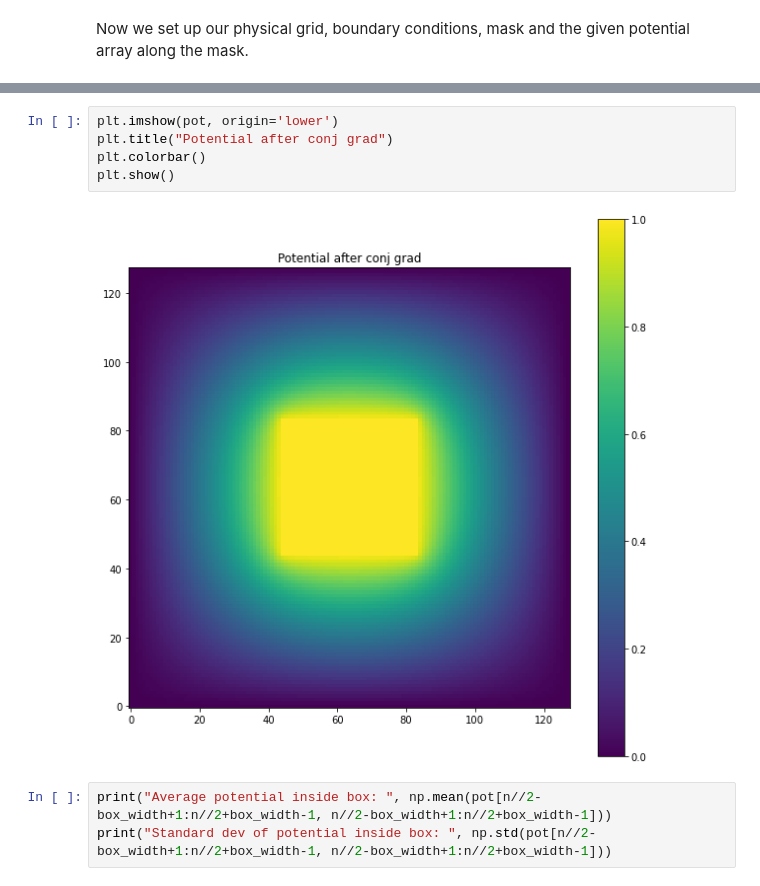
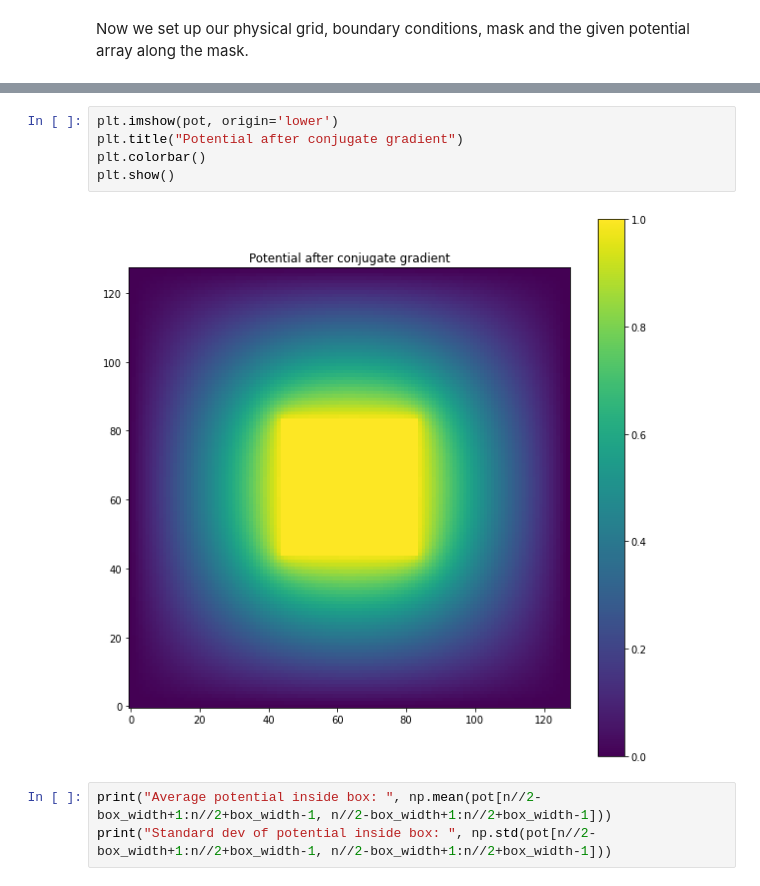
Before and after one commit to nittalas/phys512, a Jupyter notebook: Assignment 8/PHYS512-Assignment8.ipynb, the cells around one changed output, grey strips where cells are left out. Cells and saved outputs as stored; diff of their text form.

```diff
--- a/Assignment 8/PHYS512-Assignment8.ipynb
+++ b/Assignment 8/PHYS512-Assignment8.ipynb
@@ -220,10 +265,10 @@ final rsqr is  2.1119770568862112e-13  after  0.05262589454650879  seconds
 # %%
 plt.imshow(pot, origin='lower')
-plt.title("Potential after conj grad")
+plt.title("Potential after conjugate gradient")
 plt.colorbar()
 plt.show()
 # %% [output]
-[figure, old version]
+[figure, new version]
 # %%
 print("Average potential inside box: ", np.mean(pot[n//2-box_width+1:n//2+box_width-1, n//2-box_width+1:n//2+box_width-1]))
 print("Standard dev of potential inside box: ", np.std(pot[n//2-box_width+1:n//2+box_width-1, n//2-box_width+1:n//2+box_width-1]))
```
Also changed, not shown: parts of 9 cells of this notebook.
